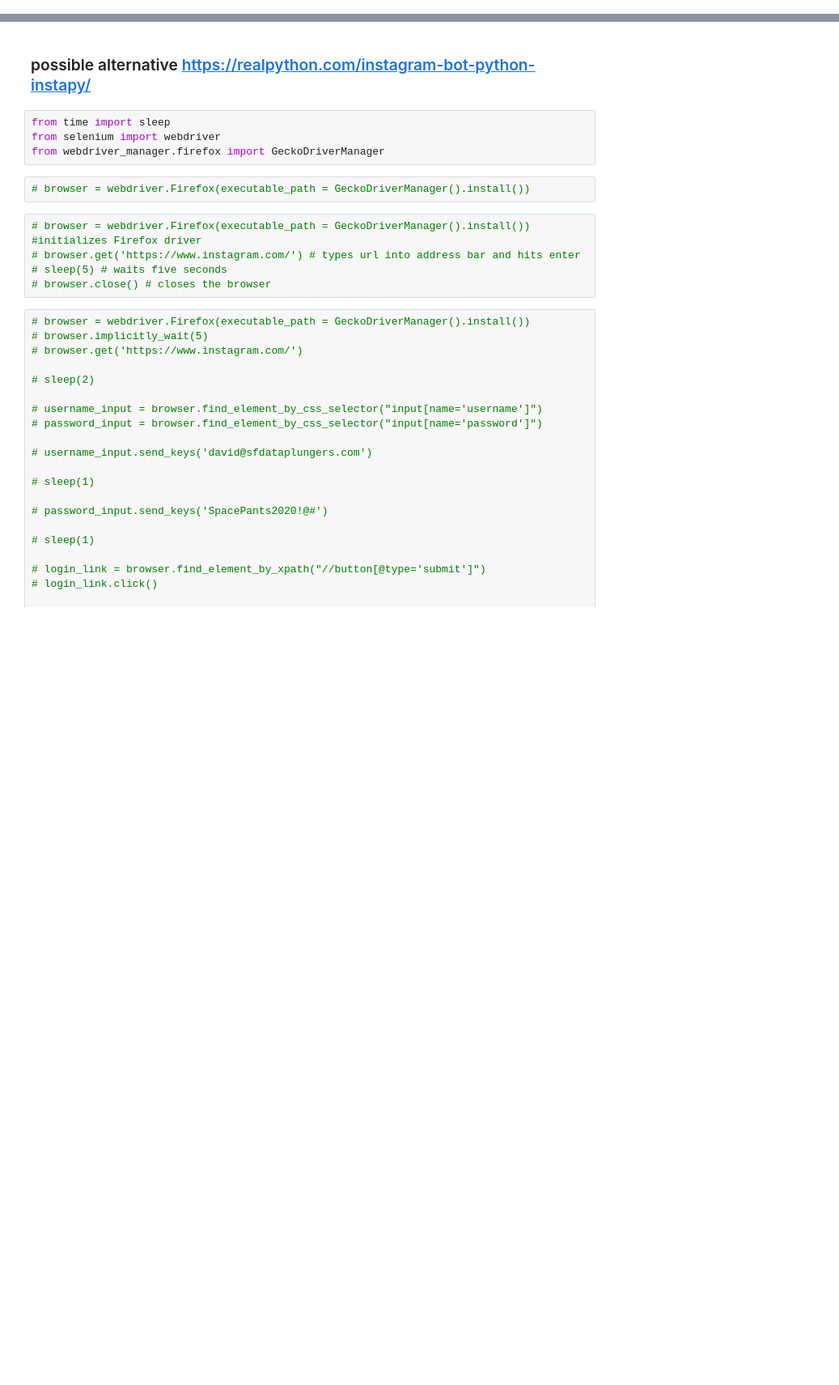
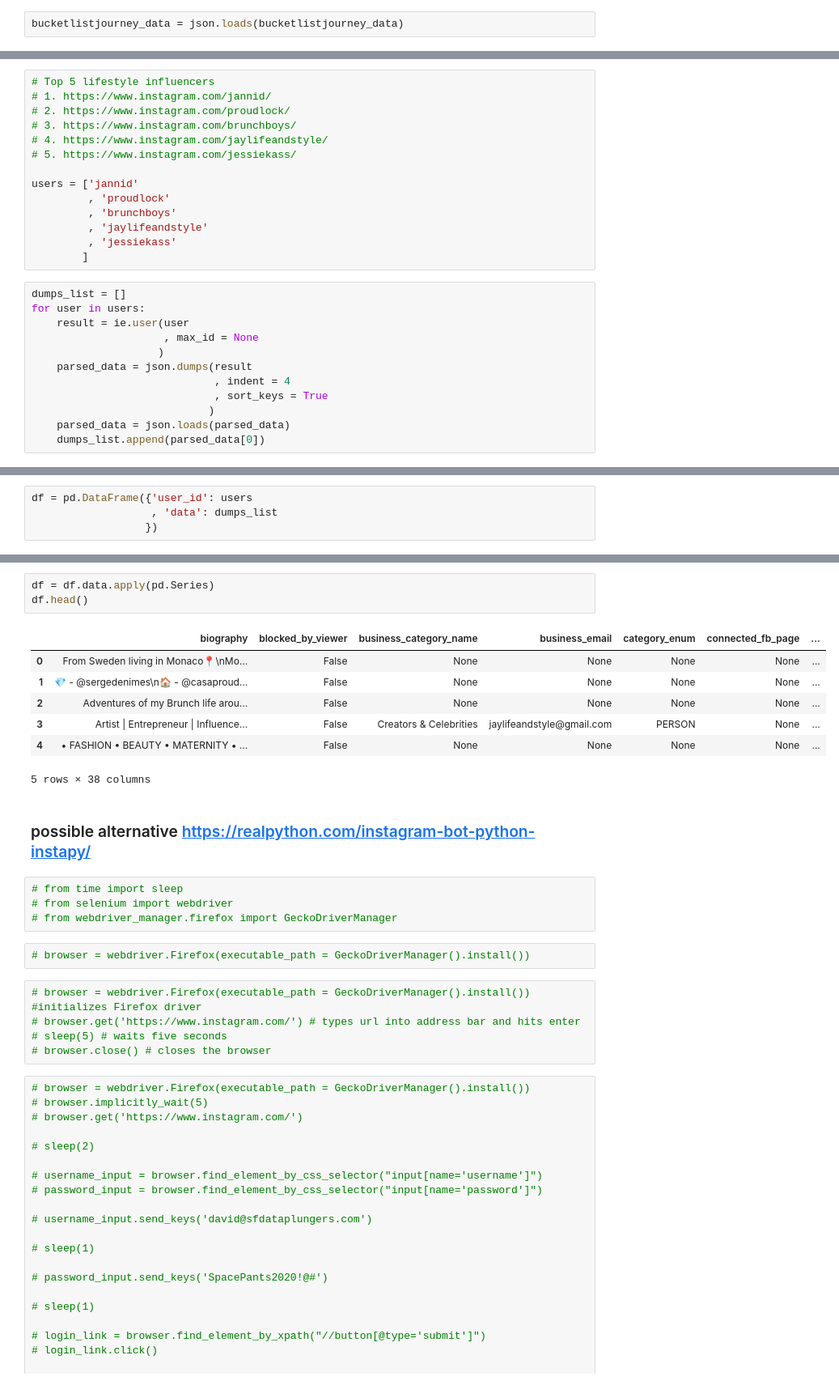
Before and after one commit to yuchild/mntn_insta, a Jupyter notebook: insta_api_exploration.ipynb, the cells around one changed output, grey strips where cells are left out. Shown: that part at 81% size. Drawn from its saved outputs; the diff is of its cells as text; blank space fills up the shorter version.

```diff
--- a/insta_api_exploration.ipynb
+++ b/insta_api_exploration.ipynb
@@ -0,0 +73,2 @@
+# %%
+bucketlistjourney_data = json.loads(bucketlistjourney_data)
@@ -0,0 +85,26 @@
+# %%
+# Top 5 lifestyle influencers
+# 1. https://www.instagram.com/jannid/
+# 2. https://www.instagram.com/proudlock/
+# 3. https://www.instagram.com/brunchboys/
+# 4. https://www.instagram.com/jaylifeandstyle/
+# 5. https://www.instagram.com/jessiekass/
+
+users = ['jannid'
+         , 'proudlock'
+         , 'brunchboys'
+         , 'jaylifeandstyle'
+         , 'jessiekass'
+        ]
+# %%
+dumps_list = []
+for user in users:
+    result = ie.user(user
+                     , max_id = None
+                    )
+    parsed_data = json.dumps(result
+                             , indent = 4
+                             , sort_keys = True
+                            )
+    parsed_data = json.loads(parsed_data)
+    dumps_list.append(parsed_data[0])
@@ -0,0 +118,4 @@
+# %%
+df = pd.DataFrame({'user_id': users
+                   , 'data': dumps_list
+                  })
@@ -1,9 +131,20 @@
+# %%
+df = df.data.apply(pd.Series)
+df.head()
+# %% [output]
+|  | biography | blocked_by_viewer | business_category_name | business_email | category_enum | connected_fb_page | ... |
+| 0 | From Sweden living in Monaco📍\nMo... | False | None | None | None | None | ... |
+| 1 | 💎 - @sergedenimes\n🏠 - @casaproud... | False | None | None | None | None | ... |
+| 2 | Adventures of my Brunch life arou... | False | None | None | None | None | ... |
+| 3 | Artist | Entrepreneur | Influence... | False | Creators & Celebrities | jaylifeandstyle@gmail.com | PERSON | None | ... |
+| 4 | • FASHION • BEAUTY • MATERNITY • ... | False | None | None | None | None | ... |
+5 rows × 38 columns
 # %% [markdown]
 ### possible alternative https://realpython.com/instagram-bot-python-instapy/
 # %%
-from time import sleep
-from selenium import webdriver
-from webdriver_manager.firefox import GeckoDriverManager
+# from time import sleep
+# from selenium import webdriver
+# from webdriver_manager.firefox import GeckoDriverManager
 # %%
 # browser = webdriver.Firefox(executable_path = GeckoDriverManager().install())
 # %%
```
Also changed, not shown: parts of 21 cells of this notebook.
